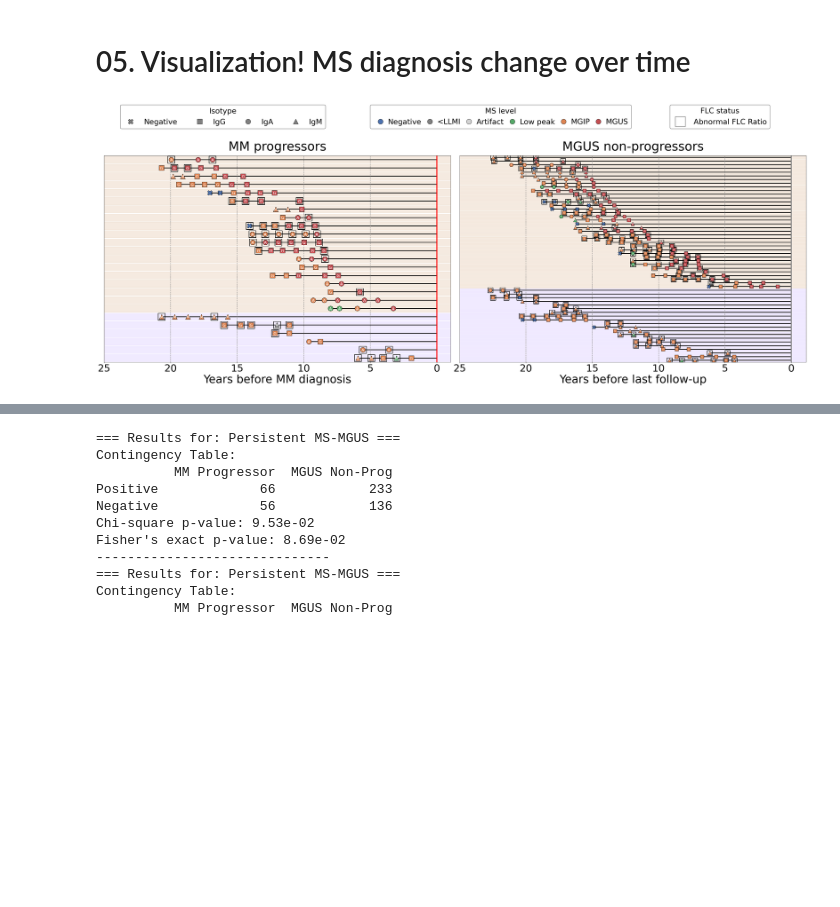
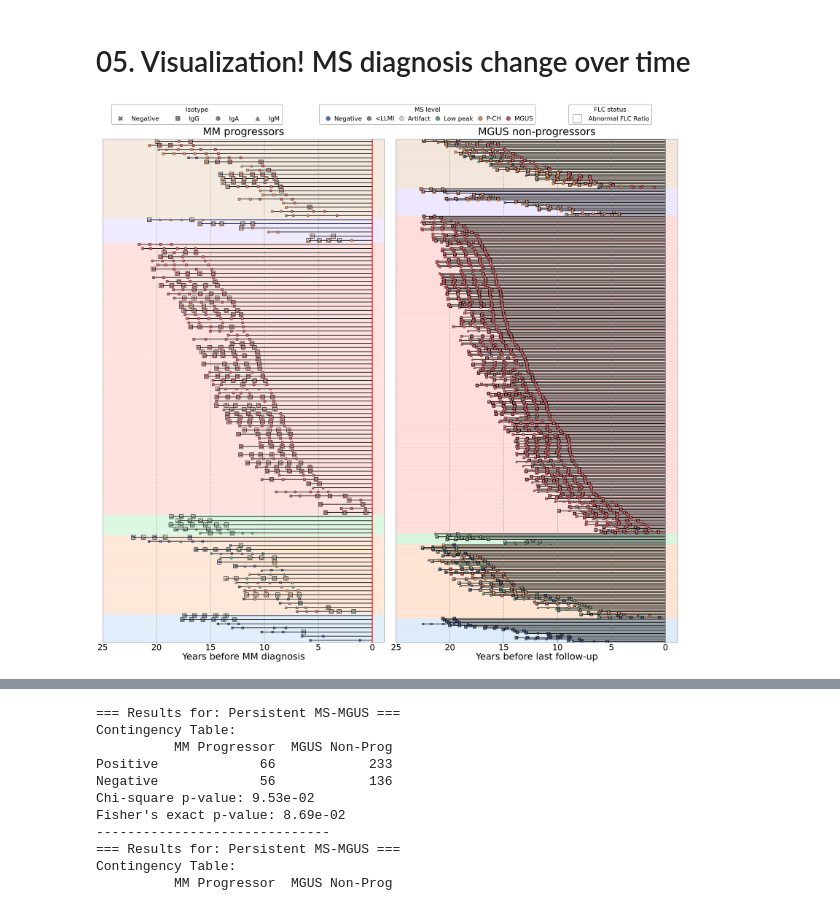
Before and after one commit to ghobriallab/mgip-clonal-bcell-evolution, a Jupyter notebook: 04.MS_dynamic_analysis_PLCO_PROMISE/PLCO_notebook.ipynb, the cells around one changed output, grey strips where cells are left out. Saved outputs shown, nothing was run; the diff lists cells and outputs as text; code cells hidden in the pictures; blank space fills up the shorter version.

```diff
--- a/04.MS_dynamic_analysis_PLCO_PROMISE/PLCO_notebook.ipynb
+++ b/04.MS_dynamic_analysis_PLCO_PROMISE/PLCO_notebook.ipynb
@@ -662,6 +693,7 @@ filt_reshaped2_indv = pd.read_csv('../data/PLCO_ms_indv.csv', sep=",")
 
 replace_name_dict = {
     #'Low_MS': '<MGIP',
+    'MGIP' : 'P-CH',
     'Low_MS' : 'Low peak',
     'C1q-1' : 'Artifact',
     'MS-MGUS' : 'MGUS',
@@ -687,7 +719,7 @@ node_colors_dict = {
     'Artifact' : 'lightgrey',
     #'<MGIP' : colors[2],
     'Low peak' : colors[2],
-    'MGIP' : colors[1],
+    'P-CH' : colors[1],
     'MGUS' : colors[3],
 }
 
@@ -720,9 +752,9 @@ CONC_COL = "Conc_1"
 ISOTYPE_COL = "Type_heavy" #"Type_1"
 
 # MGIP set
-mgip_set = set(["MGIP-Low", "MGIP-High", "MGIP"])
+mgip_set = set(["MGIP-Low", "MGIP-High", "P-CH"])
 mgus_str = "MGUS"
-mgip_str = 'MGIP'
+mgip_str = 'P-CH'
 low_str = 'Low peak'
 
 def categorize_trajectory(dx_list):
@@ -758,7 +790,7 @@ def categorize_trajectory(dx_list):
 
         # If latest is MS-MGUS and there was any MGIP at any time -> MGIP→MS-MGUS
         if (last_dx == mgus_str) and has_any_mgip:
-            return "MGIP→MGUS"
+            return "Expanding P-CH"
 
         # Persistent MGIP
         mgip_middle_allowed = all(d in {mgip_str, low_str, "Negative", '<LLMI', 'Artifiact'} for d in middle_dx)
@@ -772,7 +804,7 @@ def categorize_trajectory(dx_list):
             and n_middle_low_or_neg < 2
             and not has_any_mgus
         ):
-            return "Persistent MGIP"
+            return "Persistent P-CH"
 
         # Persistent Low MS
         low_middle_allowed = all(d in {low_str, "Negative", '<LLMI', 'Artifiact'} for d in middle_dx)
@@ -797,7 +829,7 @@ def categorize_trajectory(dx_list):
 
         # Persistent MGIP
         if earliest_dx == mgip_str and last_dx == mgip_str:
-            return "Persistent MGIP"
+            return "Persistent P-CH"
 
         # Persistent Low MS
         if earliest_dx == low_str and last_dx == low_str:
@@ -805,15 +837,15 @@ def categorize_trajectory(dx_list):
 
         # MGIP->MS-MGUS
         if earliest_dx == mgip_str and last_dx == mgus_str:
-            return "MGIP→MGUS"
+            return "Expanding P-CH"
 
         return "Others"
 
 pid_order_by_disease = {}     # { 'MM': [pid1, pid2, …], 'MGUS': [...] }
 
-given_cats = ["Persistent MGIP", "MGIP→MGUS"]
+given_cats = ["Persistent P-CH", "Expanding P-CH"]
 
-cat_order = ["Negative", "Others", "Persistent Low peak", "Persistent MGUS", "Persistent MGIP", "MGIP→MGUS"]
+cat_order = ["Negative", "Others", "Persistent Low peak", "Persistent MGUS", "Persistent P-CH", "Expanding P-CH"]
 
 isotype_to_marker = {'Negative': "X", 'IgG': "s", 'IgA': "o", 'IgM': "^"}
 isotype_to_letter = {'Negative': "", 'IgG': "G", 'IgA': "A", 'IgM': "M"}
@@ -822,9 +854,14 @@ flc_to_marker = {'Abnormal FLC Ratio': "s", 'Normal FLC Ratio': "", 'Not Resulte
 cat_colors = sns.color_palette("pastel", n_colors=len(cat_order))
 category_color_map = {cat: color for cat, color in zip(cat_order, cat_colors)}
 
-for mode in ['given', 'others']:
+#for mode in ['given', 'others']:
 #for mode in ['given']:
-    if mode == 'given':
+for mode in ['all']:
+    if mode == 'all':
+        current_cats = cat_order
+        file_suffix = "all_trajectory"
+        height_multiplier = 0.1
+    elif mode == 'given':
         current_cats = [c for c in cat_order if c in given_cats]
         file_suffix = "given_trajectory"
         height_multiplier = 0.15
@@ -983,35 +1020,38 @@ for mode in ['given', 'others']:
     if mode == 'given':
         legend_y1 = 1.15
         legend_y2 = 1.045
+    elif mode == 'total':
+        legend_y1 = 1.05
+        legend_y2 = 1.010
     else:
         legend_y1 = 1.035
         legend_y2 = 1.010
 
     flc_spacing = 3.75
 
     fig.legend(
         handles=shape_legend_elements, title="Isotype", title_fontsize=30, columnspacing=2,
         loc=loc, bbox_to_anchor=(legend_x, legend_y1), fontsize=30, ncol=4, edgecolor='black'
     )
 
     fig.legend(
         handles=legend_elements, title="MS level", title_fontsize=30, handletextpad=0.005, columnspacing=0.15,
         loc=loc, bbox_to_anchor=(legend_x + 0.35, legend_y1), fontsize=30, ncol=6, edgecolor='black'
     )
 
     fig.legend(
         handles=flc_legend_elements, title="FLC status", title_fontsize=30, columnspacing=flc_spacing,
         loc=loc, bbox_to_anchor=(legend_x + 0.77, legend_y1), fontsize=30, ncol=4, edgecolor='black'
     )
 
 #     fig.legend(
 #         handles=[mm_vertical_line, fu_vertical_line], title="", title_fontsize=30, handletextpad=0.3, columnspacing=1.0,
 #         loc=loc, bbox_to_anchor=(legend_x + 0.65, legend_y2), fontsize=30, ncol=2, edgecolor='black'
 #     )
 
     plt.tight_layout()
     save_path = f'../00.Figures/PLCO_Combined_swimmer_{file_suffix}.pdf'
     plt.savefig(save_path, bbox_inches='tight')
     plt.show()
 # %% [output]
-[figure, old version]
+[figure, new version]
```
Also changed, not shown: parts of 7 cells of this notebook, 29 other files.
